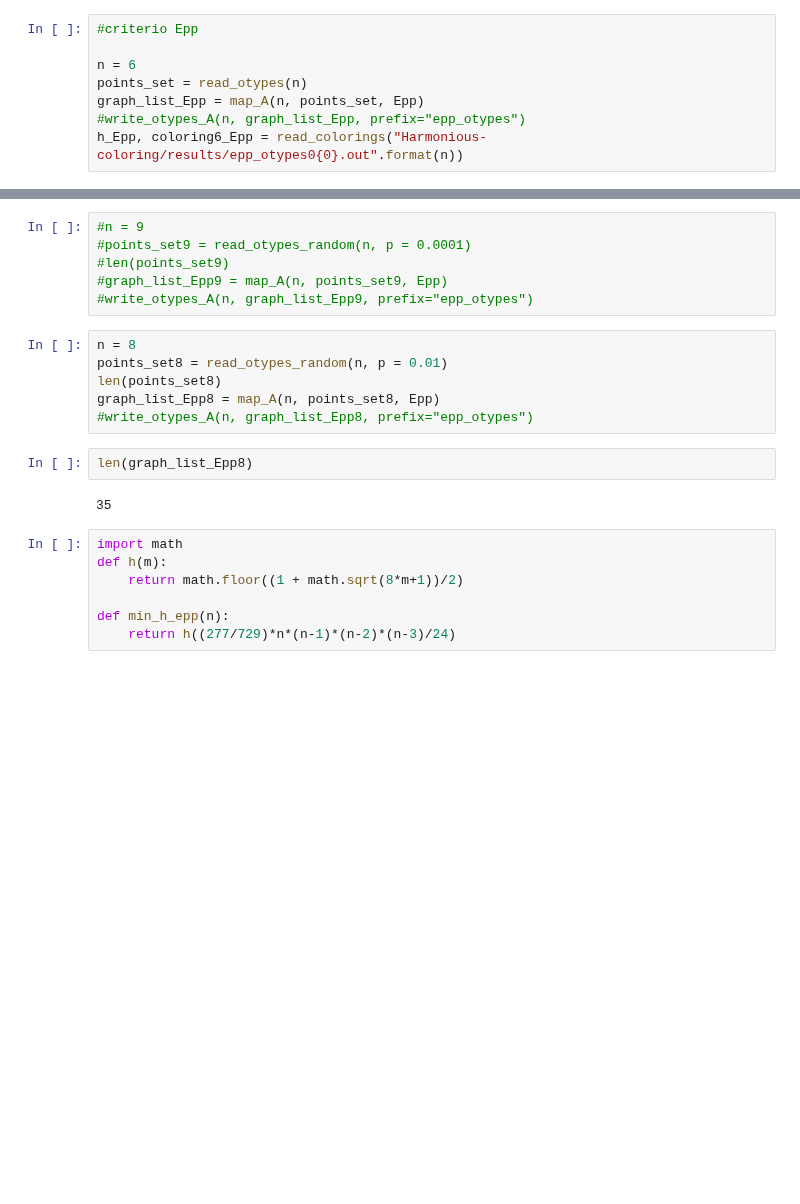
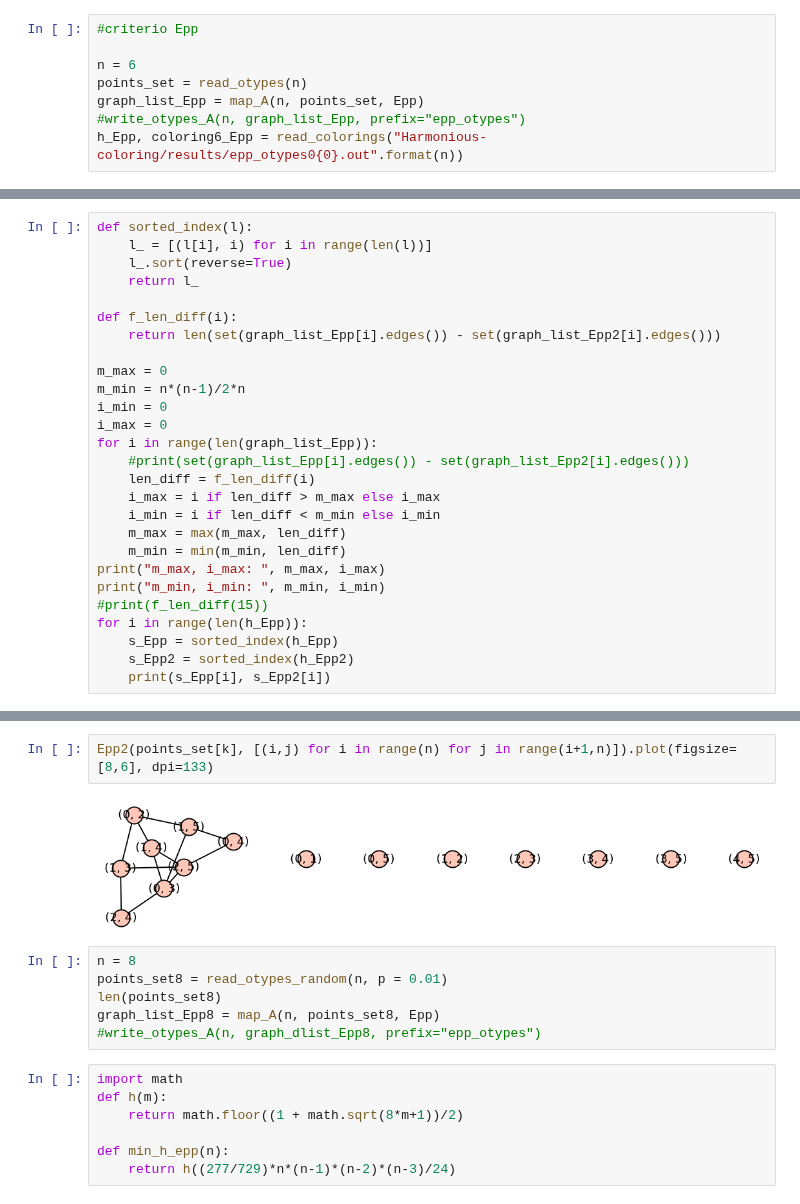
Before and after one commit to moeru1/geometric-colorings, a Jupyter notebook: Untitled.ipynb, the cells around one changed output, grey strips where cells are left out. Drawn from its saved outputs; the diff is of its cells as text; blank space fills up the shorter version.

```diff
--- a/Untitled.ipynb
+++ b/Untitled.ipynb
@@ -581,0 +618,27 @@ h_Epp, coloring6_Epp = read_colorings("Harmonious-coloring/results/epp_otypes0{0
+# %%
+def sorted_index(l):
+    l_ = [(l[i], i) for i in range(len(l))]
+    l_.sort(reverse=True)
+    return l_
+
+def f_len_diff(i):
+    return len(set(graph_list_Epp[i].edges()) - set(graph_list_Epp2[i].edges()))
+
+m_max = 0
+m_min = n*(n-1)/2*n
+i_min = 0
+i_max = 0
+for i in range(len(graph_list_Epp)):
+    #print(set(graph_list_Epp[i].edges()) - set(graph_list_Epp2[i].edges()))
+    len_diff = f_len_diff(i)
+    i_max = i if len_diff > m_max else i_max
+    i_min = i if len_diff < m_min else i_min
+    m_max = max(m_max, len_diff)
+    m_min = min(m_min, len_diff)
+print("m_max, i_max: ", m_max, i_max)
+print("m_min, i_min: ", m_min, i_min)
+#print(f_len_diff(15))
+for i in range(len(h_Epp)):
+    s_Epp = sorted_index(h_Epp)
+    s_Epp2 = sorted_index(h_Epp2)
+    print(s_Epp[i], s_Epp2[i])
@@ -613,19 +682,13 @@ print(min_h, min_col)
+# %%
+Epp2(points_set[k], [(i,j) for i in range(n) for j in range(i+1,n)]).plot(figsize=[8,6], dpi=133)
+# %% [output]
+[figure, added]
 # %%
-#n = 9
-#points_set9 = read_otypes_random(n, p = 0.0001)
-#len(points_set9)
-#graph_list_Epp9 = map_A(n, points_set9, Epp)
-#write_otypes_A(n, graph_list_Epp9, prefix="epp_otypes")
+n = 8
+points_set8 = read_otypes_random(n, p = 0.01)
+len(points_set8)
+graph_list_Epp8 = map_A(n, points_set8, Epp)
+#write_otypes_A(n, graph_dlist_Epp8, prefix="epp_otypes")
-# %%
-n = 8
-points_set8 = read_otypes_random(n, p = 0.01)
-len(points_set8)
-graph_list_Epp8 = map_A(n, points_set8, Epp)
-#write_otypes_A(n, graph_list_Epp8, prefix="epp_otypes")
-# %%
-len(graph_list_Epp8)
-# %% [output]
-35
 # %%
 import math
 def h(m):
```
Also changed, not shown: parts of 14 cells of this notebook, 17 other files.
